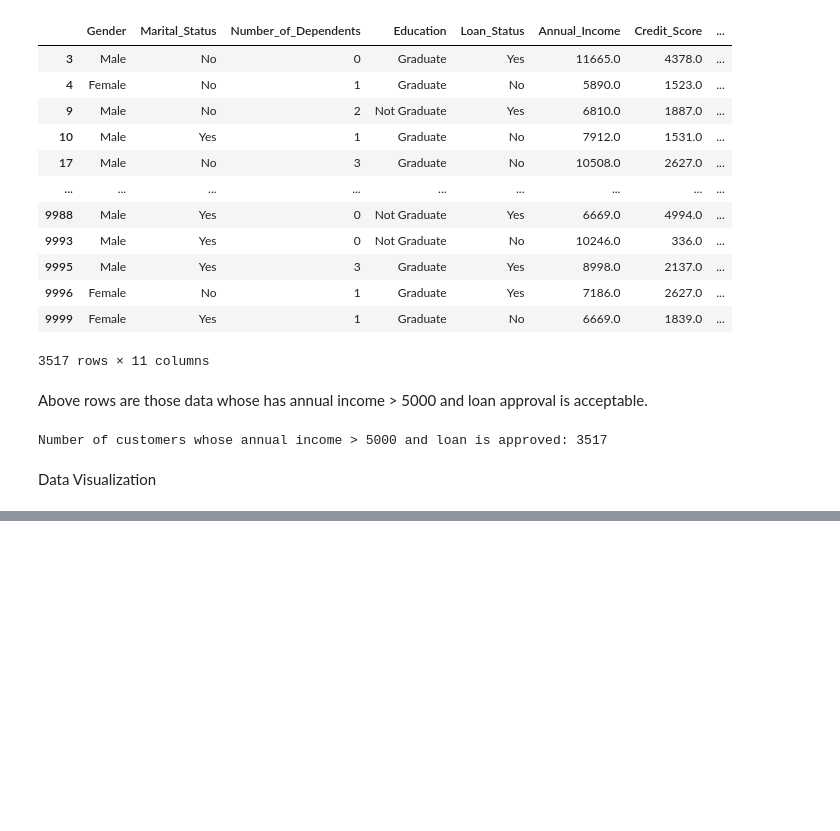
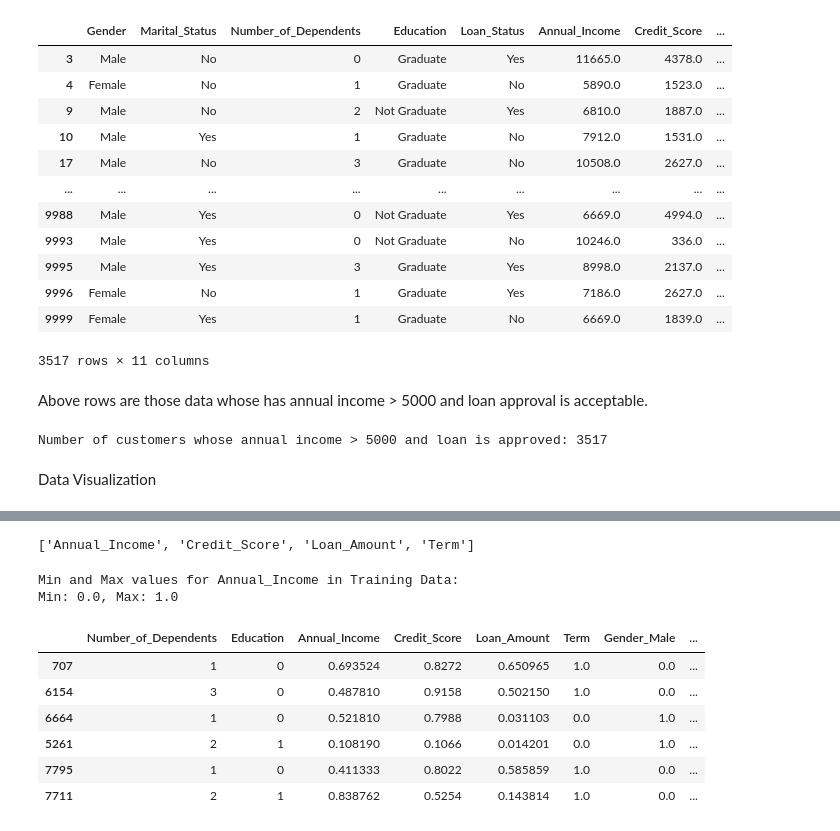
Before and after one commit to sanjiv576/Bank-Loan-Approval-Prediction-using-Naive-Bayes-Classifier-algorithm, a Jupyter notebook: model/model_preparation.ipynb, the cells around one changed output, grey strips where cells are left out. Drawn from its saved outputs; the diff is of its cells as text; code cells hidden in the pictures; blank space fills up the shorter version.

Commit message:
Data preprocessing completion

```diff
--- a/model/model_preparation.ipynb
+++ b/model/model_preparation.ipynb
@@ -474,0 +610,5 @@ if __name__ == '__main__':
+# %%
+X = df_final.drop(columns=["Loan_Approval"])
+y = df_final["Loan_Approval"]
+# %%
+X_train, X_test, y_train, y_test = train_test_split(X,y, test_size=0.2, random_state=42)
@@ -474,0 +627,27 @@ if __name__ == '__main__':
+# %%
+# using MinMax scaler
+scaler = MinMaxScaler()
+# %%
+num_cols
+# %% [output]
+['Annual_Income', 'Credit_Score', 'Loan_Amount', 'Term']
+# %%
+# scaling only to numerical values
+X_train[num_cols] = scaler.fit_transform(X_train[num_cols])
+X_test[num_cols] = scaler.fit_transform(X_test[num_cols])
+# %%
+print("Min and Max values for Annual_Income in Training Data:")
+print(f"Min: {X_train['Annual_Income'].min()}, Max: {X_train['Annual_Income'].max()}")
+# %% [output]
+Min and Max values for Annual_Income in Training Data:
+Min: 0.0, Max: 1.0
+# %%
+X_train.sample(6)
+# %% [output]
+|  | Number_of_Dependents | Education | Annual_Income | Credit_Score | Loan_Amount | Term | Gender_Male | ... |
+| 707 | 1 | 0 | 0.693524 | 0.8272 | 0.650965 | 1.0 | 0.0 | ... |
+| 6154 | 3 | 0 | 0.487810 | 0.9158 | 0.502150 | 1.0 | 0.0 | ... |
+| 6664 | 1 | 0 | 0.521810 | 0.7988 | 0.031103 | 0.0 | 1.0 | ... |
+| 5261 | 2 | 1 | 0.108190 | 0.1066 | 0.014201 | 0.0 | 1.0 | ... |
+| 7795 | 1 | 0 | 0.411333 | 0.8022 | 0.585859 | 1.0 | 0.0 | ... |
+| 7711 | 2 | 1 | 0.838762 | 0.5254 | 0.143814 | 1.0 | 0.0 | ... |
```
Also changed, not shown: parts of 27 cells of this notebook.
